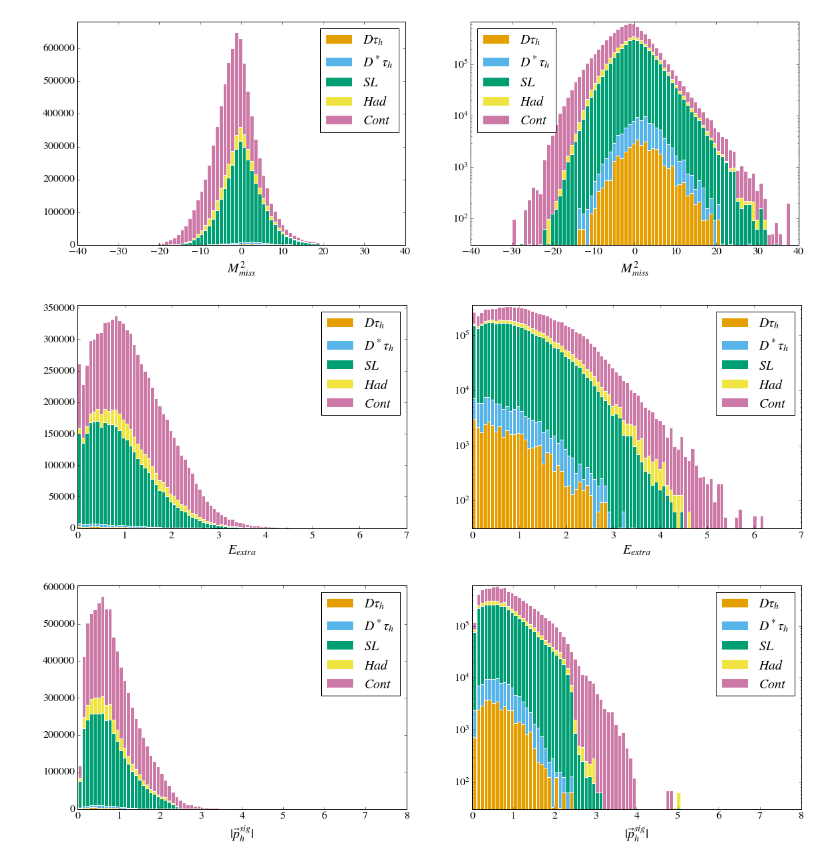
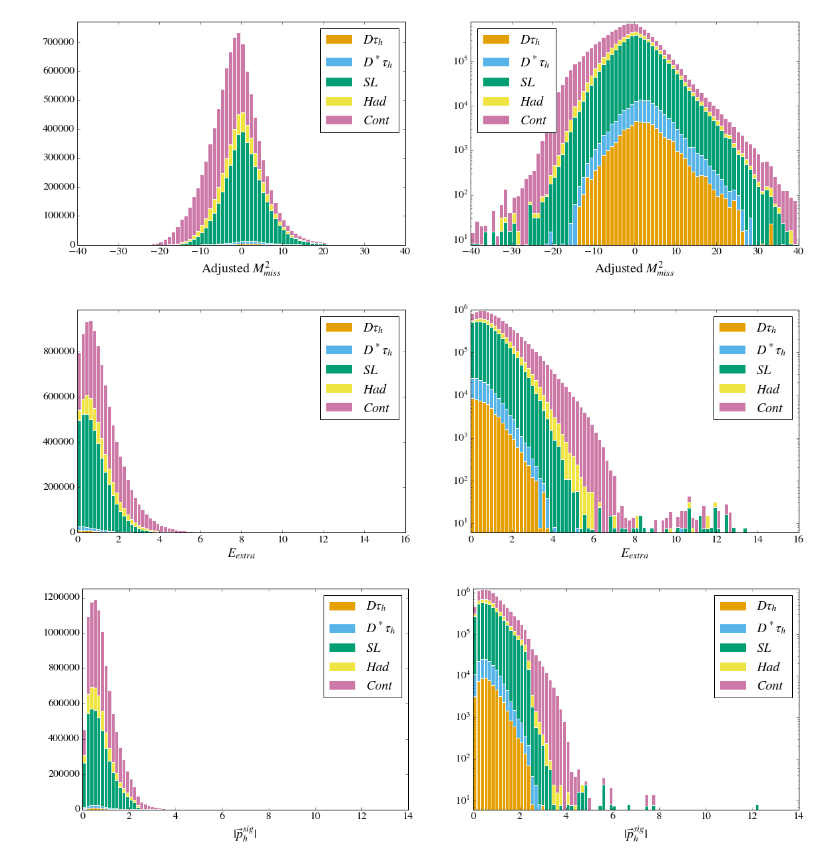
Before and after one commit to jkim-/bdtaunu_feature_exploration, a Jupyter notebook: proposed_sidebands.ipynb, the cells around one changed output. Cells and saved outputs as stored; diff of their text form; code cells hidden in the pictures.

Commit message:
Updated visuals.

```diff
--- a/proposed_sidebands.ipynb
+++ b/proposed_sidebands.ipynb
@@ -23,11 +23,15 @@ legend_names=[r'$D\tau_h$', r'$D^*\tau_h$', r'$SL$', r'$Had$', r'$Cont$']
 
 typeset_name = {
     'ny' : r'$n\Upsilon$',
-    'ntrk' : r'$N_{track}$',
+    'ntracks' : r'$N_{track}$',
     'r2' : r'$R_2$',
-    'cand_score' : r'Cand.ML',
-    'mmiss_prime2' : r'$M^2_{miss}$',
-    'eextra50' : r'$E_{extra}$',
+    'r2all' : r'$R_2$ All',
+    'cand_score' : r'Candidate Score',
+    'signal_score' : r'signal score',
+    'dstartau_score' : r'$D^{*}\tau$ score',
+    'mmiss2' : r'$M^2_{miss}$',
+    'mmiss2prime' : r'Adjusted $M^2_{miss}$',
+    'eextra' : r'$E_{extra}$',
     'costhetat' : r'$\cos\theta_T$',
     'tag_lp3' : r'$|\vec{p}^{tag}_\ell|$',
     'tag_cosby' : r'$\cos\theta^{tag}_{B\Upsilon}$',
@@ -46,77 +50,79 @@ typeset_name = {
     'sig_softp3magcm' : r'$|\vec{p}^{sig}_{soft}|$',
     'sig_hmass' : r'$m^{sig}_h$',
     'sig_vtxh' : r'$\chi^2_{sigh}$',
-    'tag_dtype' : r'tag $D$ mode',
-    'tag_dstartype' : r'tag $D^*$ mode',
-    'sig_dtype' : r'sig $D$ mode',
-    'sig_dstartype' : r'sig $D^*$ mode',
+    'tag_dmode' : r'tag $D$ mode',
+    'tag_dstarmode' : r'tag $D^*$ mode',
+    'sig_dmode' : r'sig $D$ mode',
+    'sig_dstarmode' : r'sig $D^*$ mode',
     'tag_l_epid' : r'tag $\ell$ electron PID',
     'tag_l_mupid' : r'tag $\ell$ muon PID',
     'sig_h_epid' : r'sig $h$ electron PID',
     'sig_h_mupid' : r'sig $h$ muon PID',
-    'rf_useopt_score' : r'Sig.ML',
-    'rf_dvsdstar_sigmc_score' : r'$D^{*}\tau$.ML',
+    'tag_isbdstar' : r'Is $B_{tag}\rightarrow D^*$?',
+    'sig_isbdstar' : r'Is $B_{sig}\rightarrow D^*$?',
+
 }
 
 corrgram_vars = [
-    'eextra50',
-    'mmiss_prime2',
+    'eextra',
+    'mmiss2prime',
     'sig_hp3',
-    'rf_dvsdstar_sigmc_score',
-    'rf_useopt_score',
+    'r2all',
+    'signal_score',
+    'dstartau_score',
 ]
 
 corrgram_varnames = [ typeset_name[x] for x in corrgram_vars ]
 # %%
-X_cut = apply_cut(X, 'mmiss_prime2', lower=-40, upper=40)
+X_cut = apply_cut(X, 'mmiss2prime', lower=-40, upper=40)
 
 fig = plt.figure(figsize=(12*1.618, 6))
 
 ax = fig.add_subplot(121)
 ax.tick_params(axis='both', which='major', labelsize=16)
-histRec(X_cut, 'mmiss_prime2', weights='event_weight', Y='mc_evttype', ax=ax,
+histRec(X_cut, 'mmiss2prime', weights='weight', Y='eventlabel', ax=ax,
         stacked=True, show_hist=True, bins=80,
-        xlabel=typeset_name['mmiss_prime2'],
+        xlabel=typeset_name['mmiss2prime'],
         legend_names=legend_names,
         legend=True)
 
 ax = fig.add_subplot(122)
 ax.set_yscale('log')
 ax.tick_params(axis='both', which='major', labelsize=16)
-histRec(X_cut, 'mmiss_prime2', weights='event_weight', Y='mc_evttype', ax=ax,
+histRec(X_cut, 'mmiss2prime', weights='weight', Y='eventlabel', ax=ax,
         stacked=True, show_hist=True, bins=80,
-        xlabel=typeset_name['mmiss_prime2'],
+        xlabel=typeset_name['mmiss2prime'],
         legend_names=legend_names,
         legend=True)
 
 if save_pdf: pp.savefig()
 # %% [output]
-[figure, old version]
+[figure, new version]
 # %%
-X_cut = apply_cut(X, 'eextra50')
+X_cut = apply_cut(X, 'eextra')
 
 fig = plt.figure(figsize=(12*1.618, 6))
 
 ax = fig.add_subplot(121)
 ax.tick_params(axis='both', which='major', labelsize=16)
-histRec(X_cut, 'eextra50', weights='event_weight', Y='mc_evttype', ax=ax,
+histRec(X_cut, 'eextra', weights='weight', Y='eventlabel', ax=ax,
         stacked=True, show_hist=True, bins=80,
-        xlabel=typeset_name['eextra50'],
+        xlabel=typeset_name['eextra'],
         legend_names=legend_names,
         legend=True)
 
 ax = fig.add_subplot(122)
 ax.set_yscale('log')
 ax.tick_params(axis='both', which='major', labelsize=16)
-histRec(X_cut, 'eextra50', weights='event_weight', Y='mc_evttype', ax=ax,
+histRec(X_cut, 'eextra', weights='weight', Y='eventlabel', ax=ax,
         stacked=True, show_hist=True, bins=80,
-        xlabel=typeset_name['eextra50'],
+        xlabel=typeset_name['eextra'],
         legend_names=legend_names,
         legend=True)
 
 if save_pdf: pp.savefig()
 # %% [output]
-[figure, old version]
+[figure, new version]
 # %%
 X_cut = apply_cut(X, 'sig_hp3')
 
@@ -124,7 +130,7 @@ fig = plt.figure(figsize=(12*1.618, 6))
 
 ax = fig.add_subplot(121)
 ax.tick_params(axis='both', which='major', labelsize=16)
-histRec(X_cut, 'sig_hp3', weights='event_weight', Y='mc_evttype', ax=ax,
+histRec(X_cut, 'sig_hp3', weights='weight', Y='eventlabel', ax=ax,
         stacked=True, show_hist=True, bins=80,
         xlabel=typeset_name['sig_hp3'],
         legend_names=legend_names,
@@ -133,7 +139,7 @@ histRec(X_cut, 'sig_hp3', weights='event_weight', Y='mc_evttype', ax=ax,
 ax = fig.add_subplot(122)
 ax.set_yscale('log')
 ax.tick_params(axis='both', which='major', labelsize=16)
-histRec(X_cut, 'sig_hp3', weights='event_weight', Y='mc_evttype', ax=ax,
+histRec(X_cut, 'sig_hp3', weights='weight', Y='eventlabel', ax=ax,
         stacked=True, show_hist=True, bins=80,
         xlabel=typeset_name['sig_hp3'],
         legend_names=legend_names,
@@ -141,4 +147,4 @@ histRec(X_cut, 'sig_hp3', weights='event_weight', Y='mc_evttype', ax=ax,
 
 if save_pdf: pp.savefig()
 # %% [output]
-[figure, old version]
+[figure, new version]
```
Also changed, not shown: parts of 5 cells of this notebook, 3 other files.
